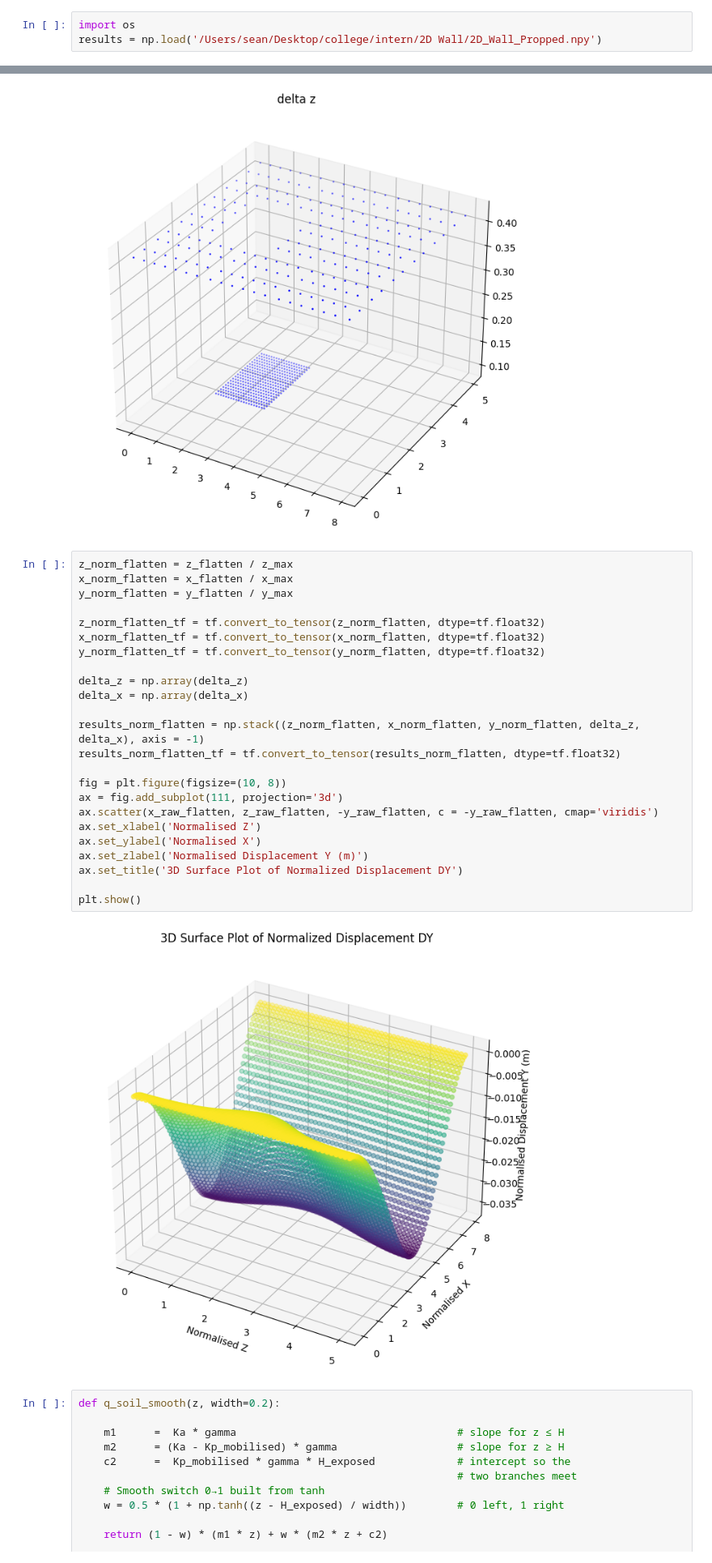
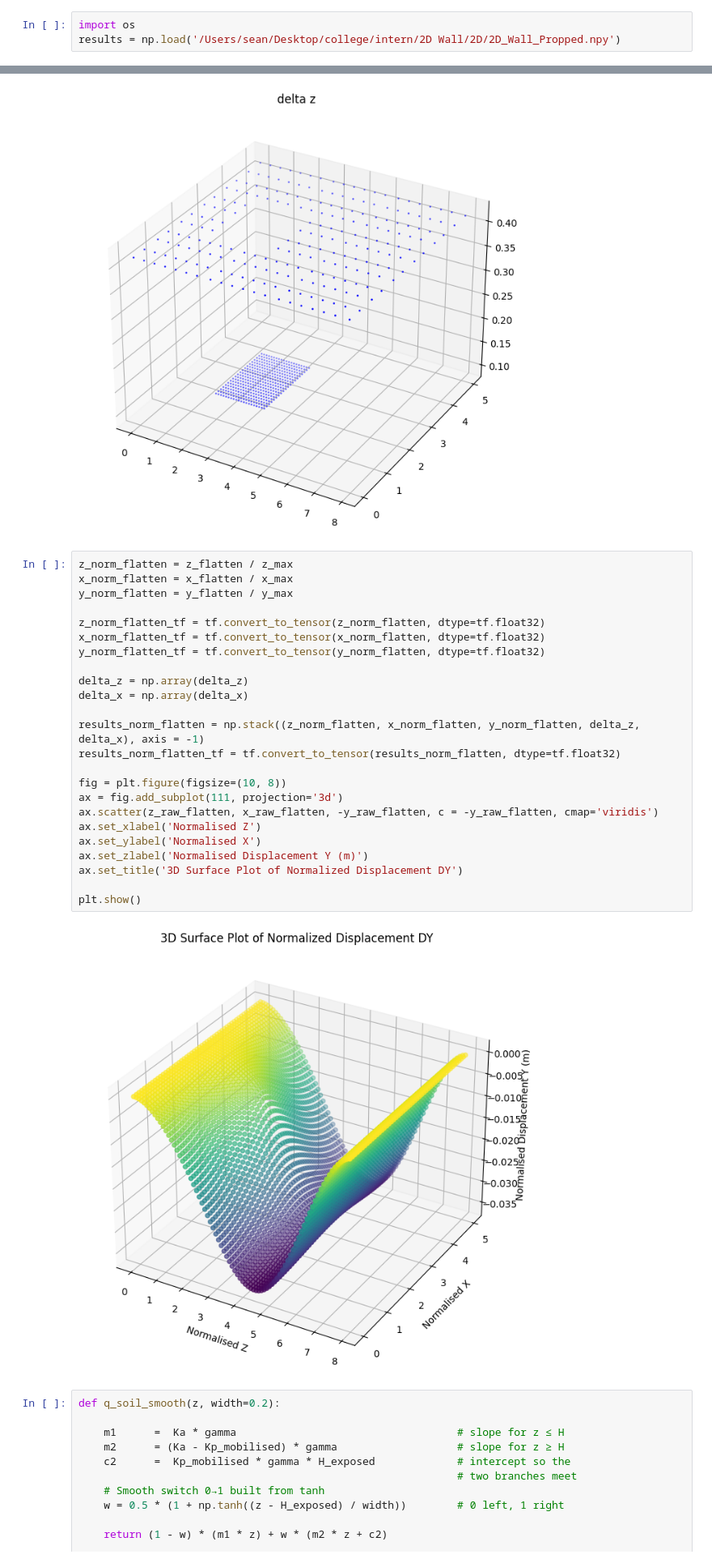
Before and after one commit to ShiyuanDengg/2D-Wall, a Jupyter notebook: 2D/2D Propped Prediction .ipynb, the cells around one changed output, grey strips where cells are left out. Shown at 81% size. Cells and saved outputs as stored; diff of their text form.

```diff
--- a/2D/2D Propped Prediction .ipynb
+++ b/2D/2D Propped Prediction .ipynb
@@ -6,7 +6,7 @@ import tensorflow as tf
 from tensorflow import keras
 # %%
 import os
-results = np.load('/Users/sean/Desktop/college/intern/2D Wall/2D_Wall_Propped.npy')
+results = np.load('/Users/sean/Desktop/college/intern/2D Wall/2D/2D_Wall_Propped.npy')
 # %%
 E = 3e10 #Pa
 nu = 0.2 # Poisson's ratio
@@ -135,29 +135,29 @@ Text(0.5, 0.92, 'delta z')
 # %%
 z_norm_flatten = z_flatten / z_max
 x_norm_flatten = x_flatten / x_max
 y_norm_flatten = y_flatten / y_max
 
 z_norm_flatten_tf = tf.convert_to_tensor(z_norm_flatten, dtype=tf.float32)
 x_norm_flatten_tf = tf.convert_to_tensor(x_norm_flatten, dtype=tf.float32)
 y_norm_flatten_tf = tf.convert_to_tensor(y_norm_flatten, dtype=tf.float32)
 
 delta_z = np.array(delta_z)
 delta_x = np.array(delta_x)
 
 results_norm_flatten = np.stack((z_norm_flatten, x_norm_flatten, y_norm_flatten, delta_z, delta_x), axis = -1)
 results_norm_flatten_tf = tf.convert_to_tensor(results_norm_flatten, dtype=tf.float32)
 
 fig = plt.figure(figsize=(10, 8))
 ax = fig.add_subplot(111, projection='3d')
-ax.scatter(x_raw_flatten, z_raw_flatten, -y_raw_flatten, c = -y_raw_flatten, cmap='viridis')
+ax.scatter(z_raw_flatten, x_raw_flatten, -y_raw_flatten, c = -y_raw_flatten, cmap='viridis')
 ax.set_xlabel('Normalised Z')
 ax.set_ylabel('Normalised X')
 ax.set_zlabel('Normalised Displacement Y (m)')
 ax.set_title('3D Surface Plot of Normalized Displacement DY')
 
 plt.show()
 # %% [output]
-[figure, old version]
+[figure, new version]
 # %%
 def q_soil_smooth(z, width=0.2):
 
```
Also changed, not shown: 3 other files.
